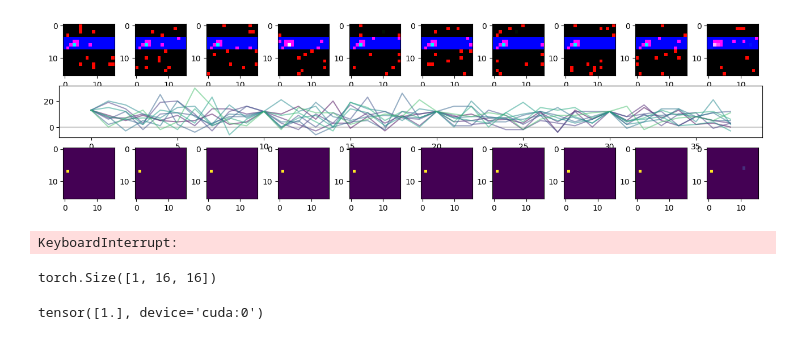
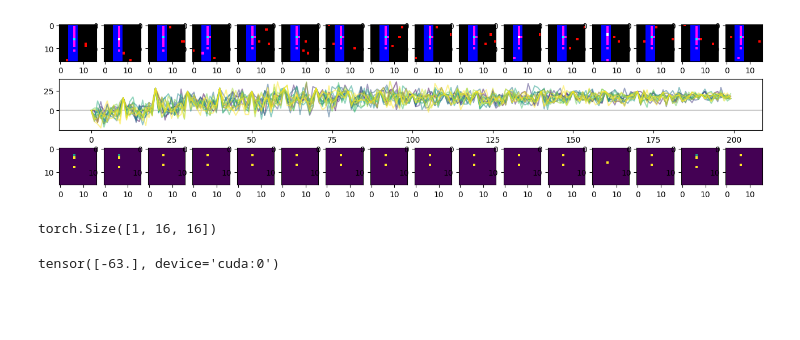
Before and after one commit to LanVukusic/convLife, a Jupyter notebook: reienforcement.ipynb, the cells around one changed output. Saved outputs shown, nothing was run; the diff lists cells and outputs as text; code cells hidden in the pictures; blank space fills up the shorter version.

```diff
--- a/reienforcement.ipynb
+++ b/reienforcement.ipynb
@@ -22,10 +19,12 @@ The autoreload extension is already loaded. To reload it, use:
 # %%
 # testing mask
 mask = torch.zeros(size=(1,SIZE, SIZE))
-mask[0, SIZE//4:SIZE//2, :] = 1
+mask[0, :, SIZE//4:SIZE//2] = 1
 # plt.imshow(mask.numpy().reshape(SIZE,SIZE))
 # plt.show()
 mask = mask.to(device)
+
+def generate_random_mask(size):
 # %%
 from deepq_utils import ReplayMemory, Transition
 
@@ -72,14 +71,15 @@ def optimize_model(policy_net: torch.nn.Module, target_net: torch.nn.Module, mem
 #     torch.Size([100, 100])
 
     # Compute Huber loss
-    criterion = nn.SmoothL1Loss()
+    # criterion = nn.SmoothL1Loss()
+    criterion = nn.MSELoss()
     loss = criterion(state_action_values, expected_state_action_values)
 
     # Optimize the model
     optimizer.zero_grad()
     loss.backward()
     # In-place gradient clipping
-    torch.nn.utils.clip_grad_value_(policy_net.parameters(), 100)
+    torch.nn.utils.clip_grad_value_(policy_net.parameters(), 10)
     optimizer.step()
 # %%
 
@@ -112,7 +112,7 @@ def plot_state(state, actions, rewards, mask, model_preds):
   cmp = plt.get_cmap("viridis")
   xs = np.arange(len(rewards))
   for i in range(batch_size):
-    ax.plot(xs, r[i], alpha=0.5, c=cmp(i*20))
+    ax.plot(xs, r[i], alpha=0.5, c=cmp(i*10))
 
   # model outputs
   for i in range(batch_size):
@@ -129,16 +129,16 @@ from deepq_utils import GameEnv, select_action
 from pointpainter_model import PointPainerModel
 from IPython import display
 
-BATCH_SIZE = 10
+BATCH_SIZE = 16
 TRAIN_BATCH_SIZE = 100
 GAMMA = 0.99
 # EPS_START = 0.5
 # EPS_END = 0.01
 # EPS_DECAY = 5000
-TAU = 0.03
-LR = 1e-3
-num_episodes = 50
-EPS = np.linspace(0.5, 0.1, num_episodes)
+TAU = 0.015
+LR = 1e-4
+num_episodes = 200
+EPS = np.linspace(0.9, 0.01, num_episodes)
 
 policy_net = KaoResnet(16).to(device)
 target_net = KaoResnet(16).to(device)
@@ -178,36 +178,35 @@ for i_episode in range(num_episodes):
         # Move to the next state
         state = next_state
 
         # Perform one step of the optimization (on the policy network)
         optimize_model(
             policy_net=policy_net,
             target_net=target_net,
             memory=memory,
             optimizer=optimizer,
             BATCH_SIZE=TRAIN_BATCH_SIZE,
             GAMMA=GAMMA,
         )
 
         # Soft update of the target network's weights
         # θ′ ← τ θ + (1 −τ )θ′
         target_net_state_dict = target_net.state_dict()
         policy_net_state_dict = policy_net.state_dict()
         for key in policy_net_state_dict:
             target_net_state_dict[key] = policy_net_state_dict[key]*TAU + target_net_state_dict[key]*(1-TAU)
         target_net.load_state_dict(target_net_state_dict)
 
     with torch.no_grad():
         model_preds = target_net.place(action, mask).cpu().numpy()
-        print(np.mean(model_preds[0]))
+        print(model_preds[0])
 
     env.reset()
     rw = reward.sum(dim=(1)).cpu().numpy()
     rewards.append(reward.sum(dim=(1)).cpu().numpy())
     print(i_episode, eps, rw)
     plot_state(state, actions, rewards, mask, model_preds)
 # %% [output]
-[figure, old version]
+[figure, new version]
-KeyboardInterrupt:
 # %%
 print(mask.shape)
 test = torch.zeros_like(mask)
@@ -215,4 +214,4 @@ test[0,3,1] = 1
 torch.sum(torch.square(test - mask), (1,2)) - 128
 # %% [output]
 torch.Size([1, 16, 16])
-tensor([1.], device='cuda:0')
+tensor([-63.], device='cuda:0')
```
Also changed, not shown: parts of 1 cell of this notebook, 2 other files.
